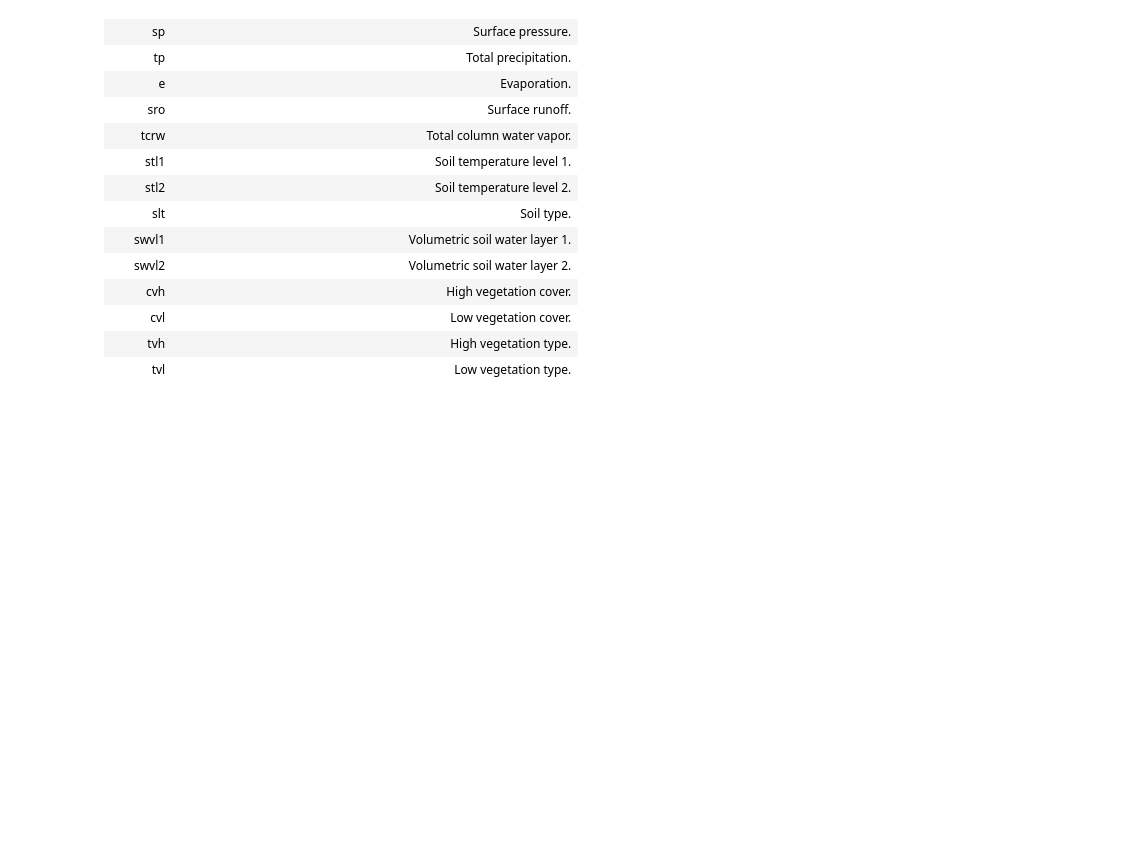
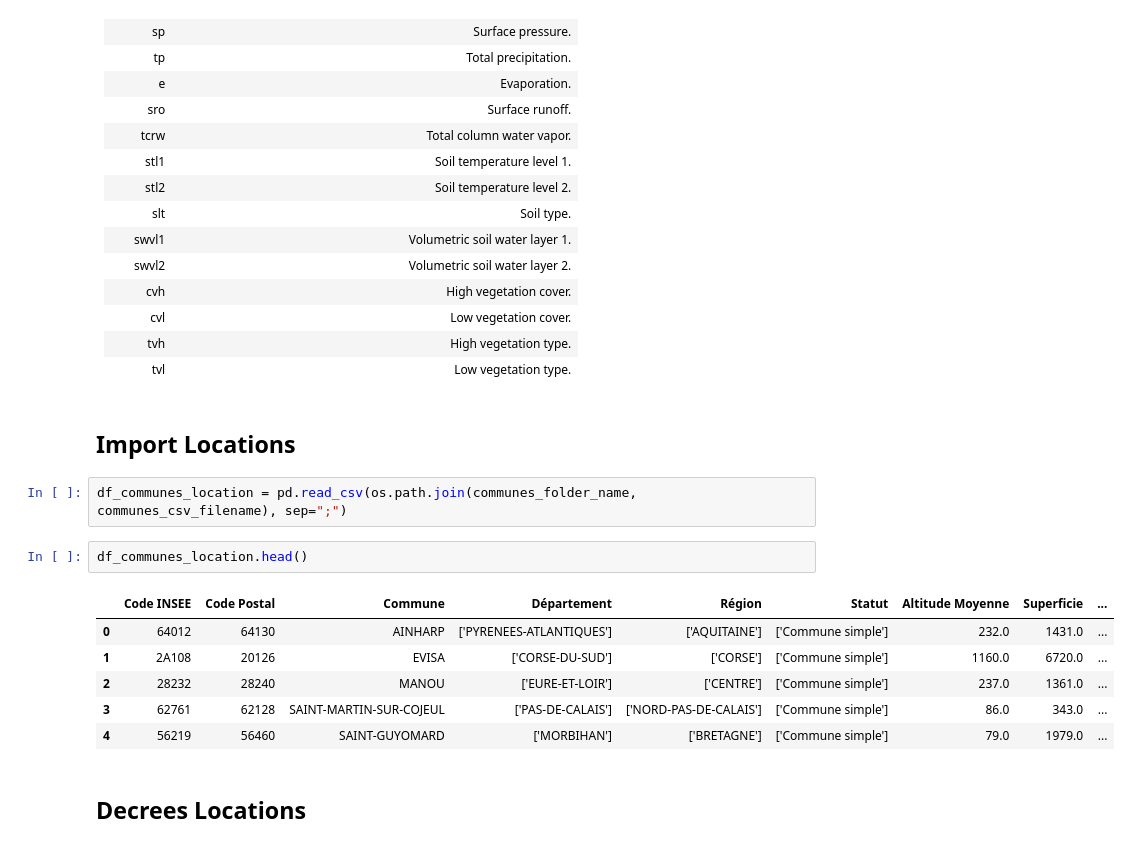
Before and after one commit to yrahan/catnat, a Jupyter notebook: notebooks/3_feature_engineering/02_large_decrees_weather_location.ipynb, the cells around one changed output. Saved outputs shown, nothing was run; the diff lists cells and outputs as text; blank space fills up the shorter version.

```diff
--- a/notebooks/3_feature_engineering/02_large_decrees_weather_location.ipynb
+++ b/notebooks/3_feature_engineering/02_large_decrees_weather_location.ipynb
@@ -213,3 +212,18 @@ df_decrees.head()
 | cvl       | Low vegetation cover.                            |
 | tvh       | High vegetation type.                            |
 | tvl       | Low vegetation type.                             |
+# %% [markdown]
+## Import Locations
+# %%
+df_communes_location = pd.read_csv(os.path.join(communes_folder_name, communes_csv_filename), sep=";")
+# %%
+df_communes_location.head()
+# %% [output]
+|  | Code INSEE | Code Postal | Commune | Département | Région | Statut | Altitude Moyenne | Superficie | ... |
+| 0 | 64012 | 64130 | AINHARP | ['PYRENEES-ATLANTIQUES'] | ['AQUITAINE'] | ['Commune simple'] | 232.0 | 1431.0 | ... |
+| 1 | 2A108 | 20126 | EVISA | ['CORSE-DU-SUD'] | ['CORSE'] | ['Commune simple'] | 1160.0 | 6720.0 | ... |
+| 2 | 28232 | 28240 | MANOU | ['EURE-ET-LOIR'] | ['CENTRE'] | ['Commune simple'] | 237.0 | 1361.0 | ... |
+| 3 | 62761 | 62128 | SAINT-MARTIN-SUR-COJEUL | ['PAS-DE-CALAIS'] | ['NORD-PAS-DE-CALAIS'] | ['Commune simple'] | 86.0 | 343.0 | ... |
+| 4 | 56219 | 56460 | SAINT-GUYOMARD | ['MORBIHAN'] | ['BRETAGNE'] | ['Commune simple'] | 79.0 | 1979.0 | ... |
+# %% [markdown]
+## Decrees  Locations
```
Also changed, not shown: parts of 19 cells of this notebook.
